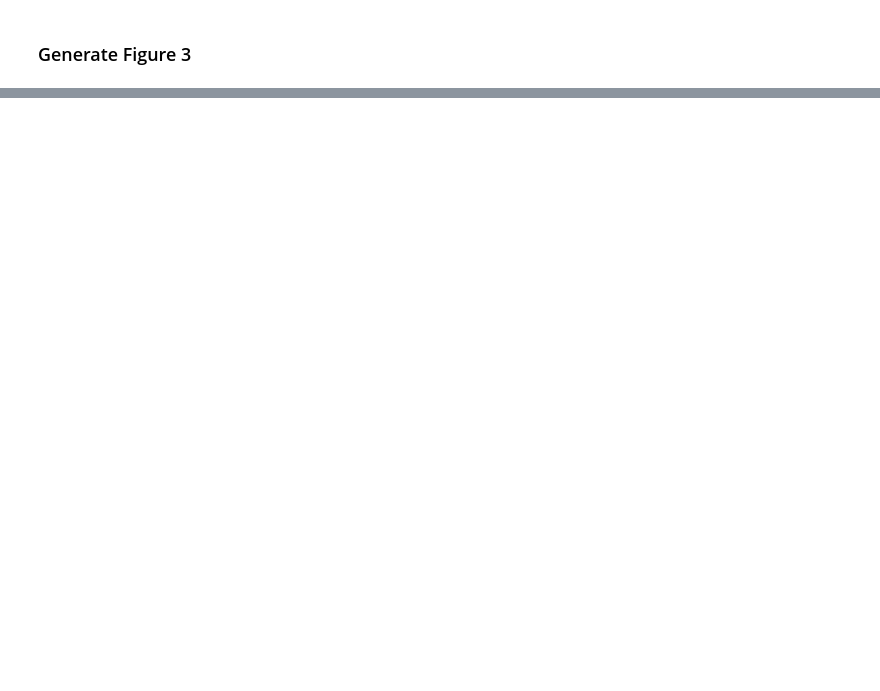
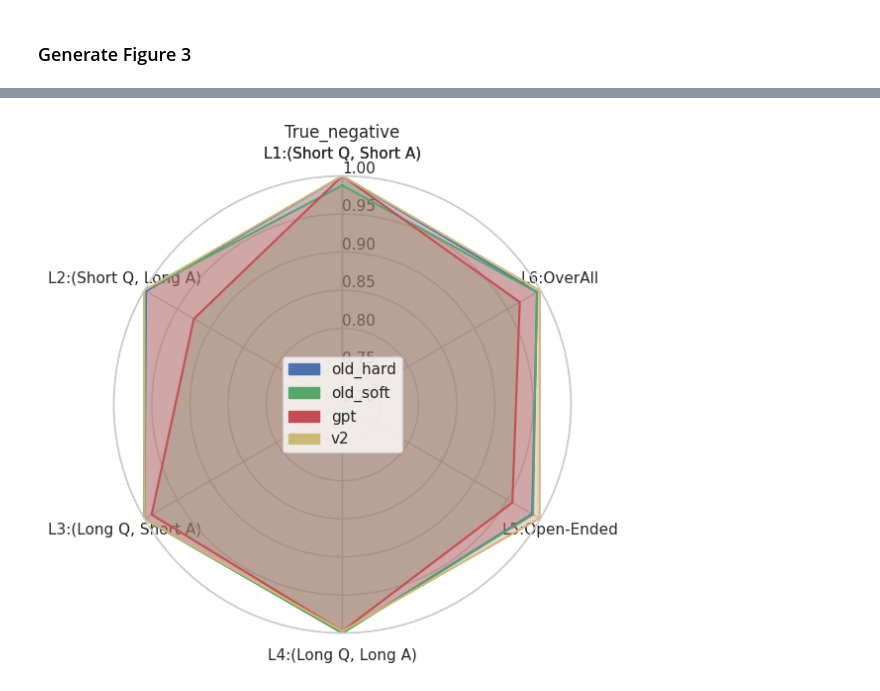
Before and after one commit to THU-KEG/WaterBench, a Jupyter notebook: gen_table.ipynb, the cells around one changed output, grey strips where cells are left out. Cells and saved outputs as stored; diff of their text form; code cells hidden in the pictures; blank space fills up the shorter version.

```diff
--- a/gen_table.ipynb
+++ b/gen_table.ipynb
@@ -496,7 +554,13 @@ Index(['model_name', 'mission_name', 'ref_mode', 'tn_num', 'sum',
 # %% [markdown]
 ### Table 3
 # %%
-output_str = "llama-2-7b-chat"
+# output_str = "llama-2-7b-chat"
+output_str = model_name
+if "llama" in model_name:
+    output_str = "Llama2-7B-chat"
+elif "internlm" in model_name:
+    output_str = "Internlm-7B-8k"
+
 eval_no = [0 for i in range(6)]
 
 for j in range(len(mutual_mode)):
@@ -544,6 +608,9 @@ for j in range(len(mutual_mode)):
             output_str += "--"
         else:
             tn_score = (int(tn_num1.iloc[0]) + int(tn_num2.iloc[0])) / (int(sum1.iloc[0]) + int(sum2.iloc[0]))
+
+            tn_dict[j].update({f"{dict_cate_mission[i // 2]}":tn_score})
+
             print("tn_score is", tn_score)
             output_str += str(round(float(tn_score) * 100, 1))
 
@@ -556,6 +623,8 @@ for j in range(len(mutual_mode)):
             output_str += "--"
         else:
             eval_score3 = (float(eval_score1.iloc[0]) + float(eval_score2.iloc[0])) / 2
+
+            eval_dict[j].update({f"{dict_cate_mission[i // 2]}":eval_score3})
             print("eval_score is", eval_score3)
             output_str += str(round(eval_score3, 1))
         print("j =", j)
@@ -970,0 +1065,71 @@ grid.fig.tight_layout(w_pad=1)
+# %%
+# coding=utf-8
+import numpy as np
+import matplotlib.pyplot as plt
+import matplotlib.patches as mpatches
+
+print(tn_dict)
+print(eval_dict)
+
+
+scores_mode = ["no", "old_hard", "old_soft", "gpt", "v2"]
+colors = ['b', 'g', 'r', 'y', 'c', 'm', 'k']
+
+new_mode_tn_dict = {}
+for index, t in enumerate(tn_dict):
+    if t:
+        new_mode_tn_dict.update({scores_mode[index]:t})
+
+new_mode_tn_list = list(new_mode_tn_dict.items())
+
+# results = [{"English": 87, "Math": 79, "PE": 95, "Computer": 92, "Program": 85},
+#            {"English": 80, "Math": 90, "PE": 91, "Computer": 85, "Program": 88}]
+
+data_length = len(new_mode_tn_list[0][1].values())
+print("data_length is", data_length)
+# 将极坐标根据数据长度进行等分
+angles = np.linspace(0, 2*np.pi, data_length, endpoint=False)
+print(new_mode_tn_list[0][1].values())
+print(new_mode_tn_list[0][0])
+labels = [key for key in new_mode_tn_list[0][1].keys()]
+print("labels is", labels)
+score = [list(result[1].values()) for result in new_mode_tn_list]
+print("score is", score)
+
+# 使雷达图数据封闭
+scores = []
+patches = []
+for i in range(len(score)):
+    score_i = np.concatenate((score[i], [score[i][0]]))
+    scores.append(score_i)
+# score_a = np.concatenate((score[0], [score[0][0]]))
+# score_b = np.concatenate((score[1], [score[1][0]]))
+angles = np.concatenate((angles, [angles[0]]))
+labels = np.concatenate((labels, [labels[0]]))
+# 设置图形的大小
+fig = plt.figure(figsize=(8, 6), dpi=100)
+# 新建一个子图
+ax = plt.subplot(111, polar=True)
+# 绘制雷达图
+for index, score_i in enumerate(scores):
+    patch = mpatches.Patch(color=colors[index], label=list(new_mode_tn_dict.keys())[index])
+    patches.append(patch)
+    ax.plot(angles, score_i, color=colors[index])
+    ax.fill(angles, score_i, alpha=0.25)
+
+# ax.plot(angles, score_a, color='g')
+# ax.plot(angles, score_b, color='b')
+
+# 设置雷达图中每一项的标签显示
+ax.set_thetagrids(angles*180/np.pi, labels)
+# 设置雷达图的0度起始位置
+ax.set_theta_zero_location('N')
+# 设置雷达图的坐标刻度范围
+ax.set_rlim(0.7, 1)
+# 设置雷达图的坐标值显示角度，相对于起始角度的偏移量
+ax.set_rlabel_position(0)
+ax.set_title("True_negative")
+ax.legend(handles=patches, loc='best')
+# plt.legend(list(new_mode_tn_dict.keys()), loc='upper right')
+plt.show()
+# %% [output]
@@ -970,0 +1143 @@ grid.fig.tight_layout(w_pad=1)
+[figure, added]
```
Also changed, not shown: parts of 37 cells of this notebook, 23 other files.
